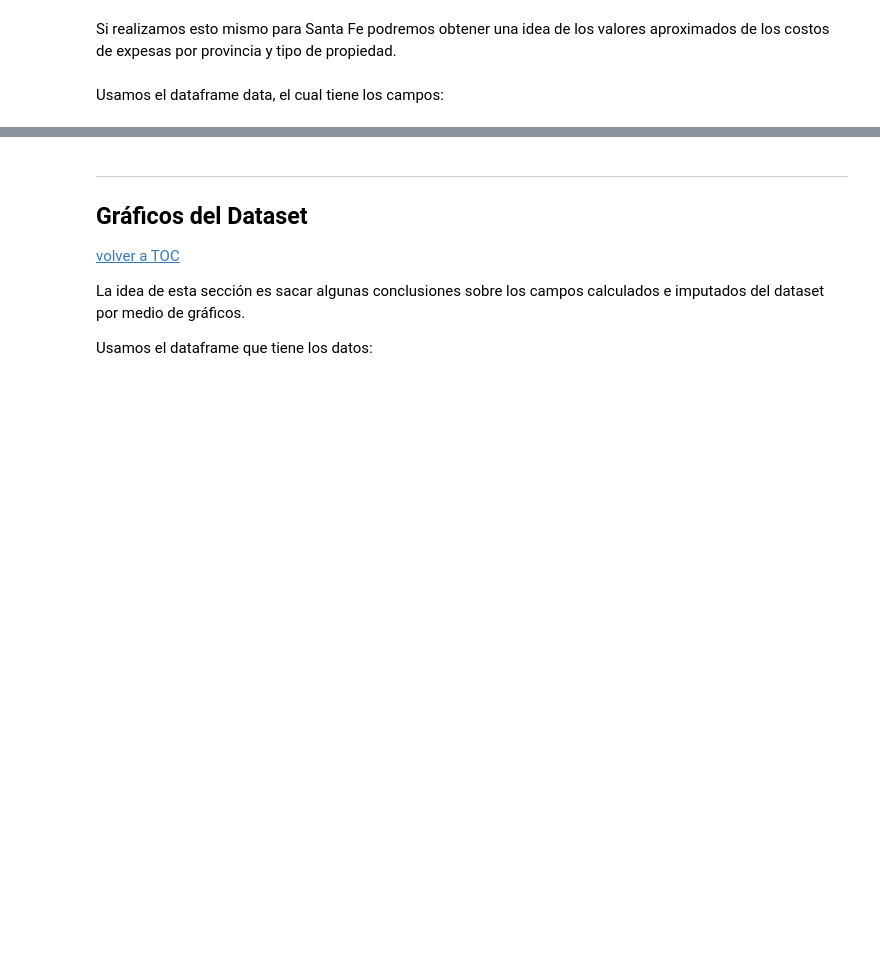
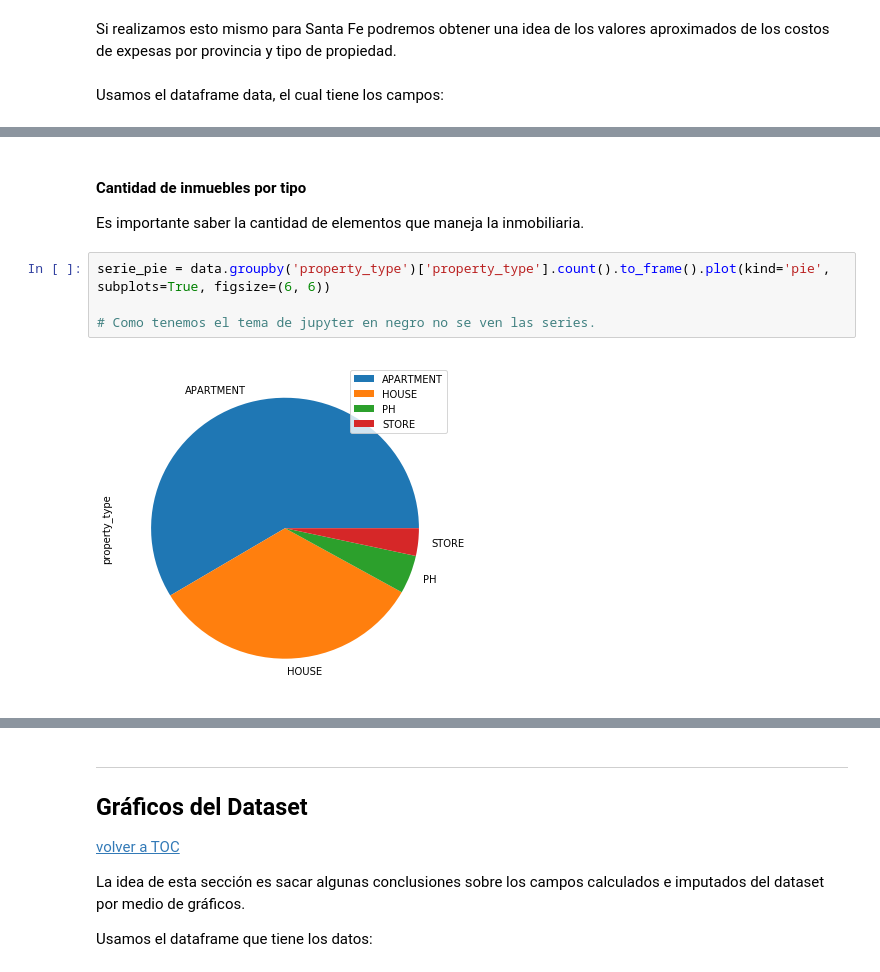
Before and after one commit to varelapablos/Desafio1-G3, a Jupyter notebook: Notebook_Alan.ipynb, the cells around one changed output, grey strips where cells are left out. Cells and saved outputs as stored; diff of their text form; blank space fills up the shorter version.

```diff
--- a/Notebook_Alan.ipynb
+++ b/Notebook_Alan.ipynb
@@ -1578,0 +1586,10 @@ Usamos el dataframe data, el cual tiene los campos:
+# %% [markdown]
+#### Cantidad de inmuebles por tipo
+
+Es importante saber la cantidad de elementos que maneja la inmobiliaria.
+# %%
+serie_pie = data.groupby('property_type')['property_type'].count().to_frame().plot(kind='pie', subplots=True, figsize=(6, 6))
+
+# Como tenemos el tema de jupyter en negro no se ven las series.
+# %% [output]
+[figure, added]
```
Also changed, not shown: parts of 13 cells of this notebook.
